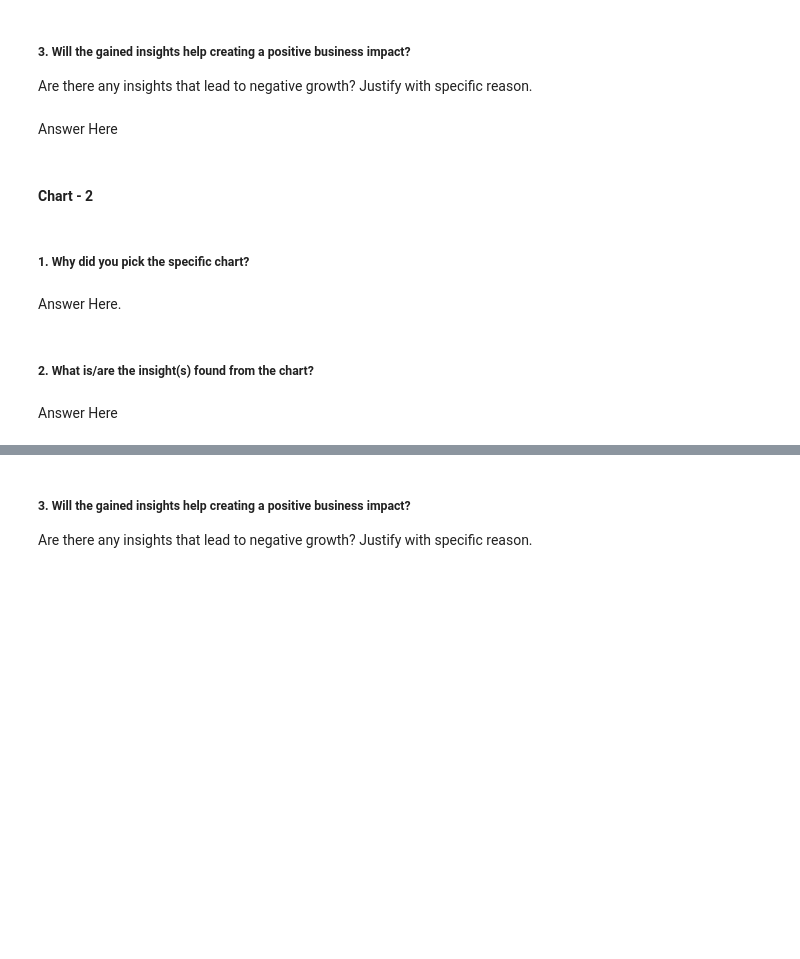
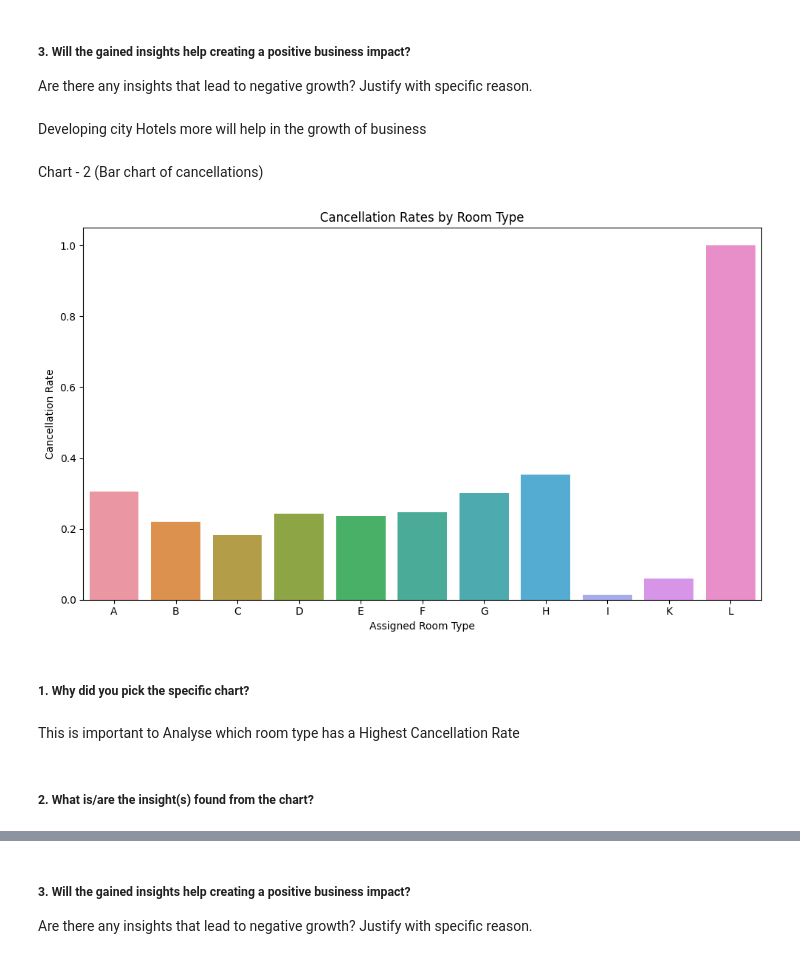
Before and after one commit to aditya52521/Hotel_Booking_Aanalysis, a Jupyter notebook: Hotel_Booking_Analysis.ipynb, the cells around one changed output, grey strips where cells are left out. Saved outputs shown, nothing was run; the diff lists cells and outputs as text; code cells hidden in the pictures; blank space fills up the shorter version.

```diff
--- a/Hotel_Booking_Analysis.ipynb
+++ b/Hotel_Booking_Analysis.ipynb
@@ -179,7 +282,3 @@ Answer Here
 # %% [markdown]
 ##### 3. Will the gained insights help creating a positive business impact?
 Are there any insights that lead to negative growth? Justify with specific reason.
-# %% [markdown]
-Answer Here
-# %% [markdown]
-#### Chart - 2
@@ -188,8 +285,21 @@ Answer Here
+# %% [markdown]
+Developing city Hotels more will help in the growth of business
+# %% [markdown]
+Chart - 2 (Bar chart of cancellations)
+# %%
+room_cancellation_rates = df.groupby('assigned_room_type')['is_canceled'].mean().reset_index()
+plt.figure(figsize=(10, 6))
+sns.barplot(x='assigned_room_type', y='is_canceled', data=room_cancellation_rates)
+plt.xlabel('Assigned Room Type')
+plt.ylabel('Cancellation Rate')
+plt.title('Cancellation Rates by Room Type')
+plt.tight_layout()
+plt.show()
+# %% [output]
+[figure, added]
 # %% [markdown]
 ##### 1. Why did you pick the specific chart?
-# %% [markdown]
-Answer Here.
+# %% [markdown]
+This is important to Analyse which room type has a Highest Cancellation Rate
 # %% [markdown]
 ##### 2. What is/are the insight(s) found from the chart?
-# %% [markdown]
-Answer Here
```
Also changed, not shown: parts of 119 cells of this notebook.
